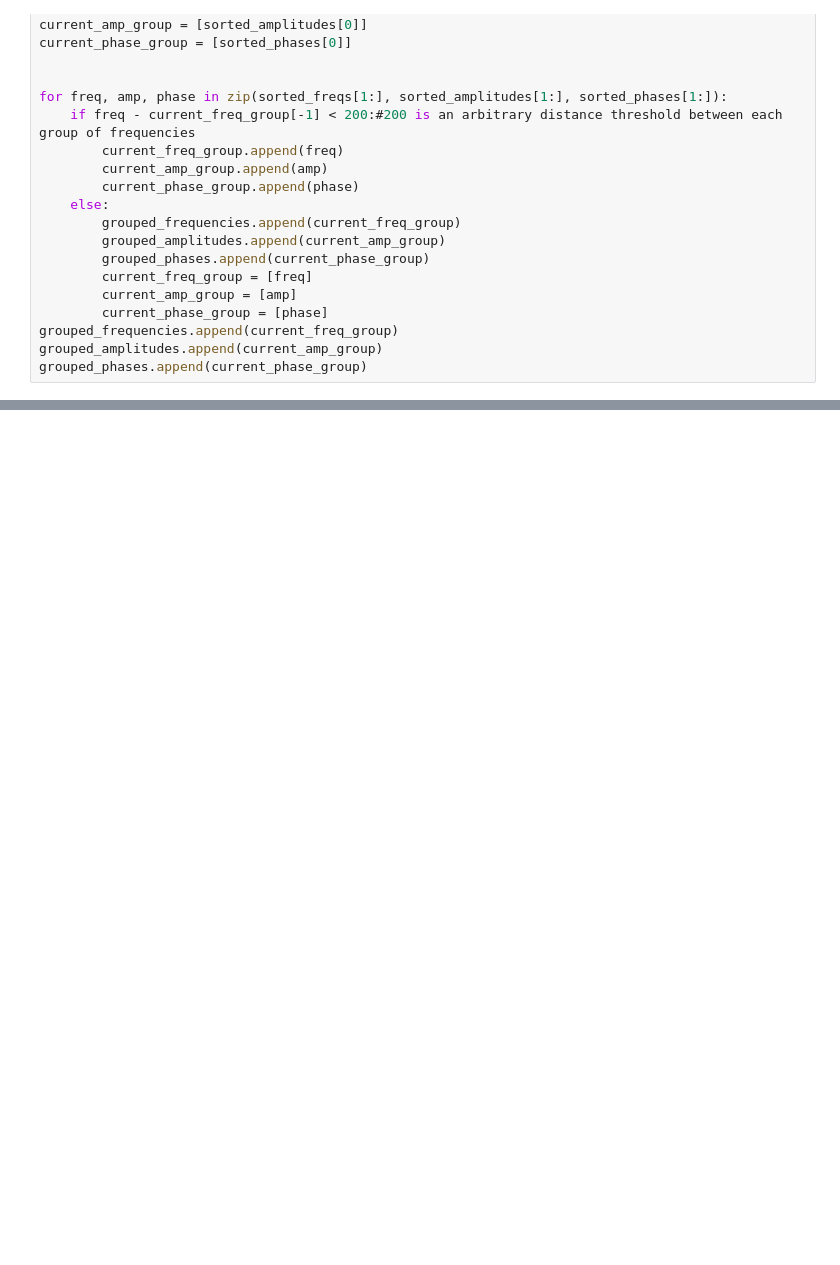
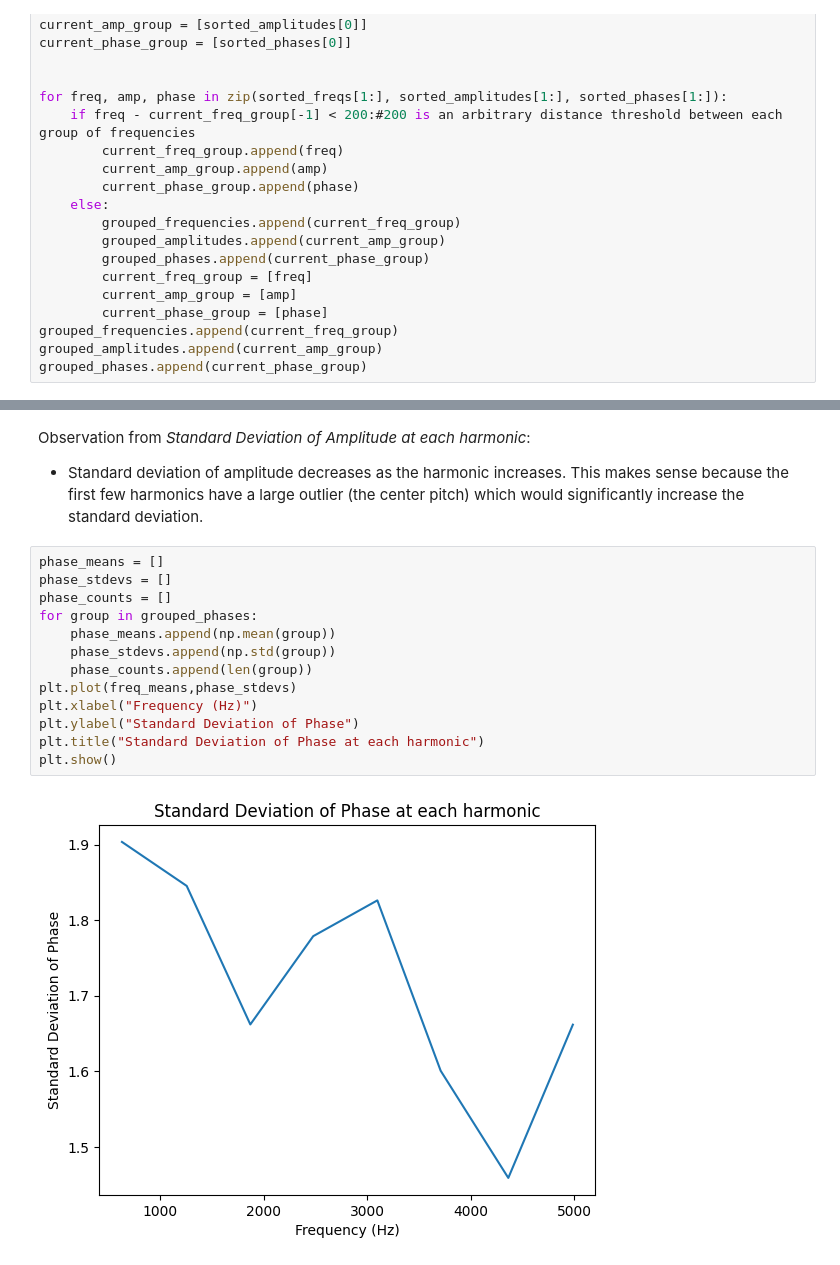
Before and after one commit to mschmidlin1/harmonic-series-analysis, a Jupyter notebook: 4.0 trumpet sound composition.ipynb, the cells around one changed output, grey strips where cells are left out. Drawn from its saved outputs; the diff is of its cells as text; blank space fills up the shorter version.

```diff
--- a/4.0 trumpet sound composition.ipynb
+++ b/4.0 trumpet sound composition.ipynb
@@ -673,0 +622,18 @@ fig, ax = plot_frequency_spectrum(filtered_test, 16000)
+# %% [markdown]
+Observation from *Standard Deviation of Amplitude at each harmonic*:
+- Standard deviation of amplitude decreases as the harmonic increases. This makes sense because the first few harmonics have a large outlier (the center pitch) which would significantly increase the standard deviation.
+# %%
+phase_means = []
+phase_stdevs = []
+phase_counts = []
+for group in grouped_phases:
+    phase_means.append(np.mean(group))
+    phase_stdevs.append(np.std(group))
+    phase_counts.append(len(group))
+plt.plot(freq_means,phase_stdevs)
+plt.xlabel("Frequency (Hz)")
+plt.ylabel("Standard Deviation of Phase")
+plt.title("Standard Deviation of Phase at each harmonic")
+plt.show()
+# %% [output]
+[figure, added]
```
Also changed, not shown: parts of 97 cells of this notebook.
